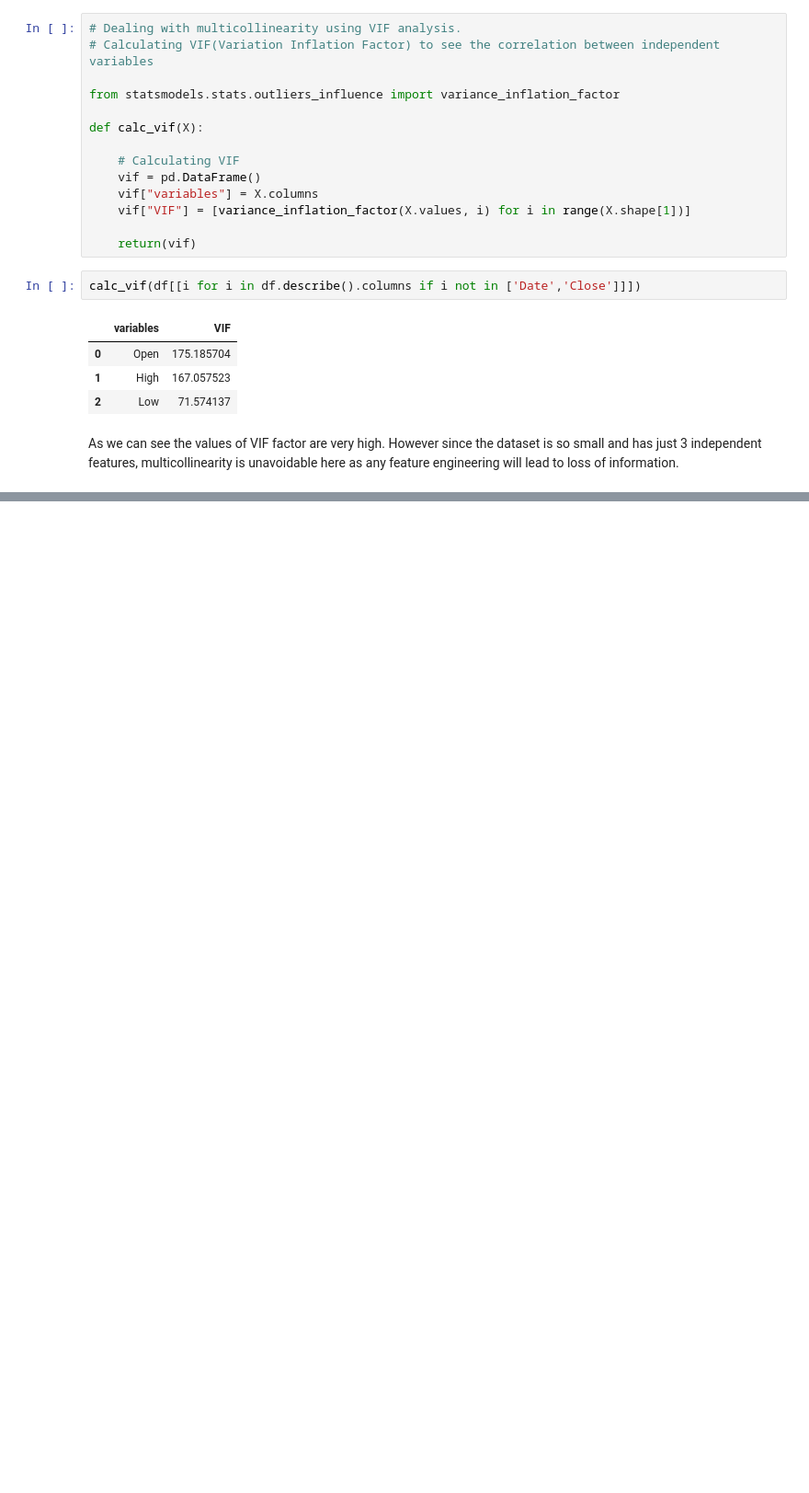
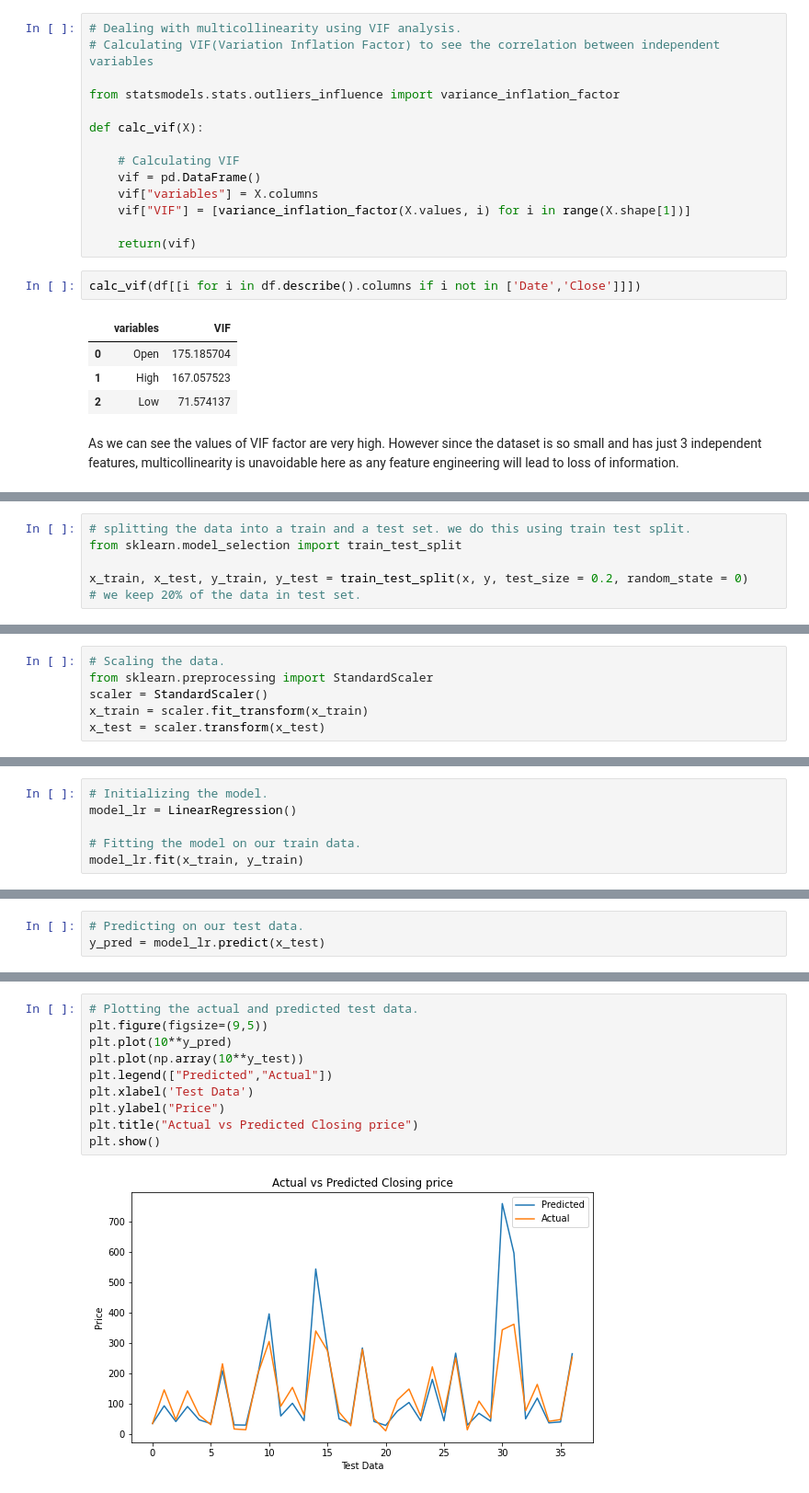
Before and after one commit to gopaljigupta45/YES_BANK_STOCK_PRICE_PREDICTION, a Jupyter notebook: Yes_bank_stock_price_prediction_.ipynb, the cells around one changed output, grey strips where cells are left out. Shown: that part at 92% size. Cells and saved outputs as stored; diff of their text form; blank space fills up the shorter version.

```diff
--- a/Yes_bank_stock_price_prediction_.ipynb
+++ b/Yes_bank_stock_price_prediction_.ipynb
@@ -343,0 +356,5 @@ As we can see the values of VIF factor are very high. However since the dataset
+# %%
+# splitting the data into a train and a test set. we do this using train test split.
+from sklearn.model_selection import train_test_split
+
+x_train, x_test, y_train, y_test = train_test_split(x, y, test_size = 0.2, random_state = 0)       # we keep 20% of the data in test set.
@@ -343,0 +363,6 @@ As we can see the values of VIF factor are very high. However since the dataset
+# %%
+# Scaling the data.
+from sklearn.preprocessing import StandardScaler
+scaler = StandardScaler()
+x_train = scaler.fit_transform(x_train)
+x_test = scaler.transform(x_test)
@@ -343,0 +391,6 @@ As we can see the values of VIF factor are very high. However since the dataset
+# %%
+# Initializing the model.
+model_lr = LinearRegression()
+
+# Fitting the model on our train data.
+model_lr.fit(x_train, y_train)
@@ -343,0 +399,3 @@ As we can see the values of VIF factor are very high. However since the dataset
+# %%
+# Predicting on our test data.
+y_pred = model_lr.predict(x_test)
@@ -343,0 +424,12 @@ As we can see the values of VIF factor are very high. However since the dataset
+# %%
+# Plotting the actual and predicted test data.
+plt.figure(figsize=(9,5))
+plt.plot(10**y_pred)
+plt.plot(np.array(10**y_test))
+plt.legend(["Predicted","Actual"])
+plt.xlabel('Test Data')
+plt.ylabel("Price")
+plt.title("Actual vs Predicted Closing price")
+plt.show()
+# %% [output]
+[figure, added]
```
Also changed, not shown: parts of 8 cells of this notebook.
